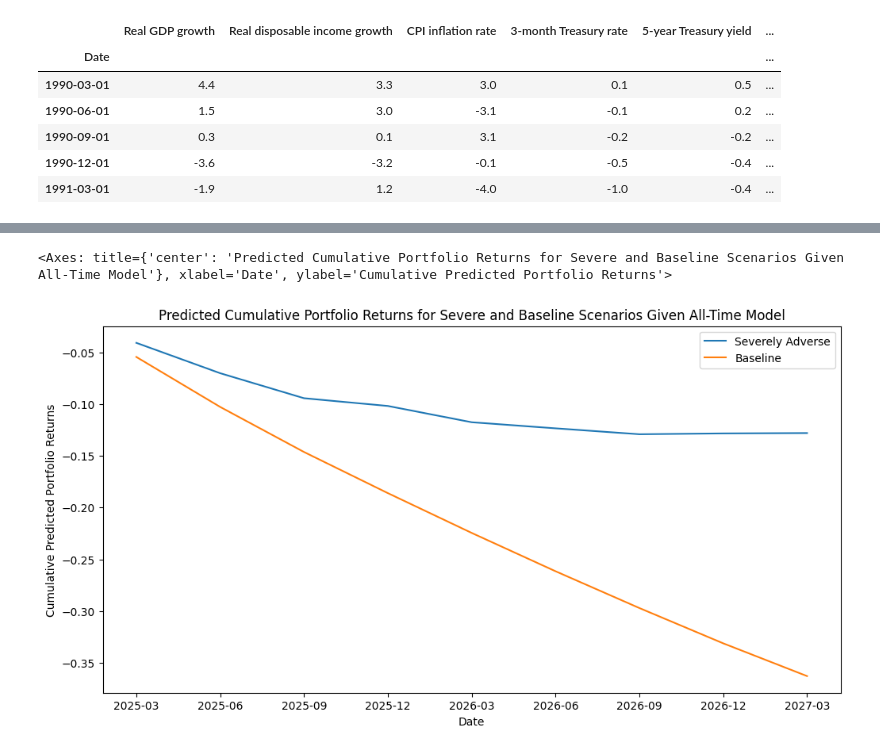
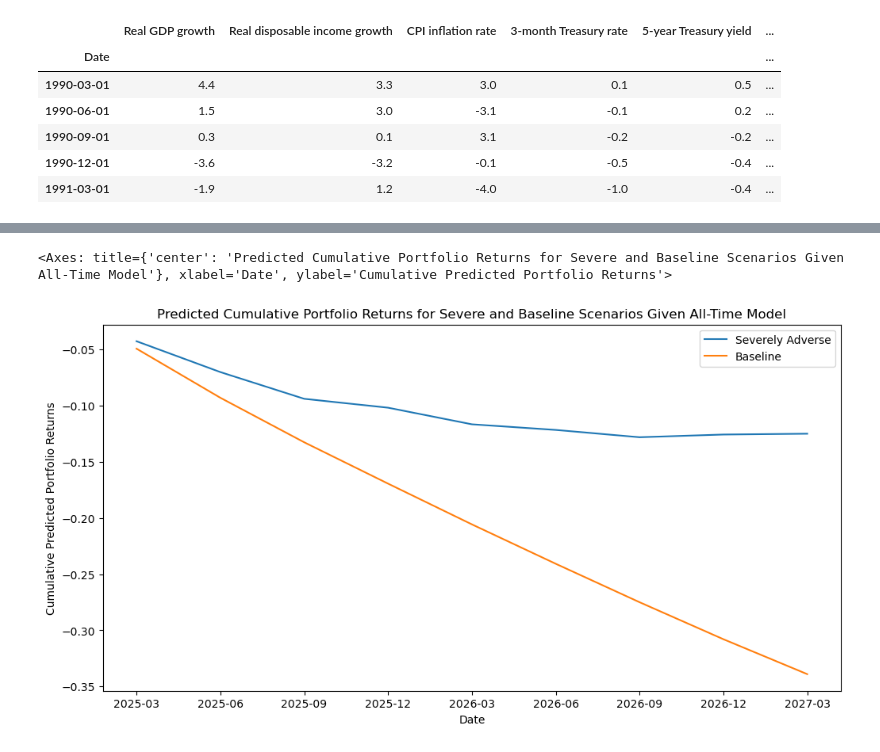
Before and after one commit to vafang25/Econ_Project_2, a Jupyter notebook: Data_Project_2.ipynb, the cells around one changed output, grey strips where cells are left out. Saved outputs shown, nothing was run; the diff lists cells and outputs as text; code cells hidden in the pictures.

```diff
--- a/Data_Project_2.ipynb
+++ b/Data_Project_2.ipynb
@@ -665,0 +734,7 @@ cum_stressed_predicted_returns.plot(title='Predicted Cumulative Portfolio Return
+# %%
+# get FF factors and portfolio returns in one dataframe
+
+FF_model = FF_factors.copy()
+FF_model['portfolio'] = returns['portfolio']
+FF_model = FF_model.dropna()
+FF_model
@@ -718,7 +851,7 @@ FF_MEVs.head()
 import statsmodels.api as sm
 
 reg_models = []
-factors = ['MKT', 'SMB', 'HML', 'UMD']
+factors = ['MKT', 'SMB', 'HML', 'UMD', 'RMW', 'CMA']
 for factor in factors:
     model = sm.OLS(FF_MEVs[factor], sm.add_constant(FF_MEVs[['Real GDP growth', 'Real disposable income growth', 'CPI inflation rate', '3-month Treasury rate', '5-year Treasury yield', '10-year Treasury yield', 'Market Volatility Index (Level)']])).fit()
     reg_models.append(model)
@@ -727,14 +860,18 @@ mkt_model = reg_models[0]
 smb_model = reg_models[1]
 hml_model = reg_models[2]
 umd_model = reg_models[3]
+rmw_model = reg_models[4]
+cma_model = reg_models[5]
 
 # print results
 print("MKT regression R^2:", mkt_model.rsquared)
 print("SMB regression R^2:", smb_model.rsquared)
 print("HML regression R^2:", hml_model.rsquared)
 print("UMD regression R^2:", umd_model.rsquared)
+print("RMW regression R^2:", rmw_model.rsquared)
+print("CMA regression R^2:", cma_model.rsquared)
 
-regression_summary = pd.DataFrame([mkt_model.params, mkt_model.tvalues, smb_model.params, smb_model.tvalues, hml_model.params, hml_model.tvalues, umd_model.params, umd_model.tvalues], index=['MKT betas', 'MKT t-values', 'SMB betas', 'SMB t-values', 'HML betas', 'HML t-values', 'UMD betas', 'UMD t-values']).T
+regression_summary = pd.DataFrame([mkt_model.params, mkt_model.tvalues, smb_model.params, smb_model.tvalues, hml_model.params, hml_model.tvalues, umd_model.params, umd_model.tvalues, rmw_model.params, rmw_model.tvalues, cma_model.params, cma_model.tvalues], index=['MKT betas', 'MKT t-values', 'SMB betas', 'SMB t-values', 'HML betas', 'HML t-values', 'UMD betas', 'UMD t-values', 'RMW betas', 'RMW t-values', 'CMA betas', 'CMA t-values']).T
 regression_summary
 # %% [output]
 MKT regression R^2: 0.14263072847689473
@@ -756,7 +895,7 @@ stressed_data = pd.concat(
 )
 
 stressed_reg_models = []
-factors = ['MKT', 'SMB', 'HML', 'UMD']
+factors = ['MKT', 'SMB', 'HML', 'UMD', 'RMW', 'CMA']
 for factor in factors:
     model = sm.OLS(stressed_data[factor], sm.add_constant(stressed_data[['Real GDP growth', 'Real disposable income growth', 'CPI inflation rate', '3-month Treasury rate', '5-year Treasury yield', '10-year Treasury yield', 'Market Volatility Index (Level)']])).fit()
     stressed_reg_models.append(model)
@@ -765,14 +904,18 @@ stressed_mkt_model = stressed_reg_models[0]
 stressed_smb_model = stressed_reg_models[1]
 stressed_hml_model = stressed_reg_models[2]
 stressed_umd_model = stressed_reg_models[3]
+stressed_rmw_model = stressed_reg_models[4]
+stressed_cma_model = stressed_reg_models[5]
 
 # print results
 print("stressed MKT regression R^2:", stressed_mkt_model.rsquared)
 print("stressed SMB regression R^2:", stressed_smb_model.rsquared)
 print("stressed HML regression R^2:", stressed_hml_model.rsquared)
 print("stressed UMD regression R^2:", stressed_umd_model.rsquared)
+print("stressed RMW regression R^2:", stressed_rmw_model.rsquared)
+print("stressed CMA regression R^2:", stressed_cma_model.rsquared)
 
-regression_summary = pd.DataFrame([stressed_mkt_model.params, stressed_mkt_model.tvalues, stressed_smb_model.params, stressed_smb_model.tvalues, stressed_hml_model.params, stressed_hml_model.tvalues, stressed_umd_model.params, stressed_umd_model.tvalues], index=['stressed MKT betas', 'stressed MKT t-values', 'stressed SMB betas', 'stressed SMB t-values', 'stressed HML betas', 'stressed HML t-values', 'stressed UMD betas', 'stressed UMD t-values']).T
+regression_summary = pd.DataFrame([stressed_mkt_model.params, stressed_mkt_model.tvalues, stressed_smb_model.params, stressed_smb_model.tvalues, stressed_hml_model.params, stressed_hml_model.tvalues, stressed_umd_model.params, stressed_umd_model.tvalues, stressed_rmw_model.params, stressed_rmw_model.tvalues, stressed_cma_model.params, stressed_cma_model.tvalues], index=['stressed MKT betas', 'stressed MKT t-values', 'stressed SMB betas', 'stressed SMB t-values', 'stressed HML betas', 'stressed HML t-values', 'stressed UMD betas', 'stressed UMD t-values', 'stressed RMW betas', 'stressed RMW t-values', 'stressed CMA betas', 'stressed CMA t-values']).T
 regression_summary
 # %% [output]
 stressed MKT regression R^2: 0.7023307703084825
@@ -792,7 +937,7 @@ stressed UMD regression R^2: 0.6467631704676848
 import pandas as pd
 import statsmodels.api as sm
 
-def predict_portfolio_returns2(model_1, model_2, model_3, model_4, model_5, new_macro_data):
+def predict_portfolio_returns2(model_1, model_2, model_3, model_4, model_5, model_6, model_7, new_macro_data):
     """
     Predict the portfolio returns for each time period using a sequence of regression models.
 
@@ -802,6 +947,8 @@ def predict_portfolio_returns2(model_1, model_2, model_3, model_4, model_5, new_
     - model_3: Fitted regression model for SMB (dependent on macroeconomic variables).
     - model_4: Fitted regression model for HML (dependent on macroeconomic variables).
     - model_5: Fitted regression model for UMD (dependent on macroeconomic variables).
+    - model_6: Fitted regression model for RMW (dependent on macroeconomic variables).
+    - model_7: Fitted regression model for CMA (dependent on macroeconomic variables).
     - new_macro_data: pd.DataFrame - New dataset of macroeconomic variables (7 variables), with a time index.
 
     Returns:
@@ -813,6 +960,8 @@ def predict_portfolio_returns2(model_1, model_2, model_3, model_4, model_5, new_
     predicted_SMB = []
     predicted_HML = []
     predicted_UMD = []
+    predicted_RMW = []
+    predicted_CMA = []
 
     # Loop through each row in the new macroeconomic dataset
     for index, row in new_macro_data.iterrows():
@@ -824,19 +973,25 @@ def predict_portfolio_returns2(model_1, model_2, model_3, model_4, model_5, new_
         smb = model_3.predict(row_with_constant).iloc[0]
         hml = model_4.predict(row_with_constant).iloc[0]
         umd = model_5.predict(row_with_constant).iloc[0]
+        rmw = model_6.predict(row_with_constant).iloc[0]
+        cma = model_7.predict(row_with_constant).iloc[0]
 
         # Append the predicted values to the respective lists
         predicted_MKT_RF.append(mkt_rf)
         predicted_SMB.append(smb)
         predicted_HML.append(hml)
         predicted_UMD.append(umd)
+        predicted_RMW.append(rmw)
+        predicted_CMA.append(cma)
 
     # Create a DataFrame of the predicted Fama-French factors
     predicted_factors_df = pd.DataFrame({
         'MKT_RF': predicted_MKT_RF,
         'SMB': predicted_SMB,
         'HML': predicted_HML,
-        'UMD': predicted_UMD
+        'UMD': predicted_UMD,
+        'RMW': predicted_RMW,
+        'CMA': predicted_CMA
     }, index=new_macro_data.index)
 
     # Add a constant to the predicted Fama-French factors DataFrame
@@ -852,26 +1007,26 @@ def predict_portfolio_returns2(model_1, model_2, model_3, model_4, model_5, new_
 # %%
 # Use all-time data to predict portfolio returns for the severely adverse and baseline scenarios
 
 # Predict portfolio returns for the severely adverse scenario
-predicted_returns_severe, predicted_factors_severe = predict_portfolio_returns2(ffmodel, mkt_model, smb_model, hml_model, umd_model, MEVs_severe)
+predicted_returns_severe, predicted_factors_severe = predict_portfolio_returns2(ffmodel, mkt_model, smb_model, hml_model, umd_model, rmw_model, cma_model,  MEVs_severe)
 predicted_returns_severe
 
 # Predict portfolio returns for the baseline scenario
-predicted_returns_baseline, predicted_factors_severe = predict_portfolio_returns2(ffmodel, mkt_model, smb_model, hml_model, umd_model, MEVs_baseline)
+predicted_returns_baseline, predicted_factors_severe = predict_portfolio_returns2(ffmodel, mkt_model, smb_model, hml_model, umd_model, rmw_model, cma_model, MEVs_baseline)
 predicted_returns_baseline
 
 # concat the predicted returns for the severely adverse and baseline scenarios
 alltime_predicted_returns = pd.concat([predicted_returns_severe, predicted_returns_baseline], axis=1)
 alltime_predicted_returns.columns = ['Severely Adverse', 'Baseline']
 alltime_predicted_returns
 
 cum_alltime_predicted_returns = calculate_cumulative_returns(alltime_predicted_returns)
 cum_alltime_predicted_returns
 
 cum_alltime_predicted_returns.plot(title='Predicted Cumulative Portfolio Returns for Severe and Baseline Scenarios Given All-Time Model', figsize=(12, 6), ylabel='Cumulative Predicted Portfolio Returns')
 # %% [output]
 <Axes: title={'center': 'Predicted Cumulative Portfolio Returns for Severe and Baseline Scenarios Given All-Time Model'}, xlabel='Date', ylabel='Cumulative Predicted Portfolio Returns'>
-[figure, old version]
+[figure, new version]
 # %%
 cum_alltime_predicted_returns
 # %% [output]
```
Also changed, not shown: parts of 25 cells of this notebook, 1 other file.
